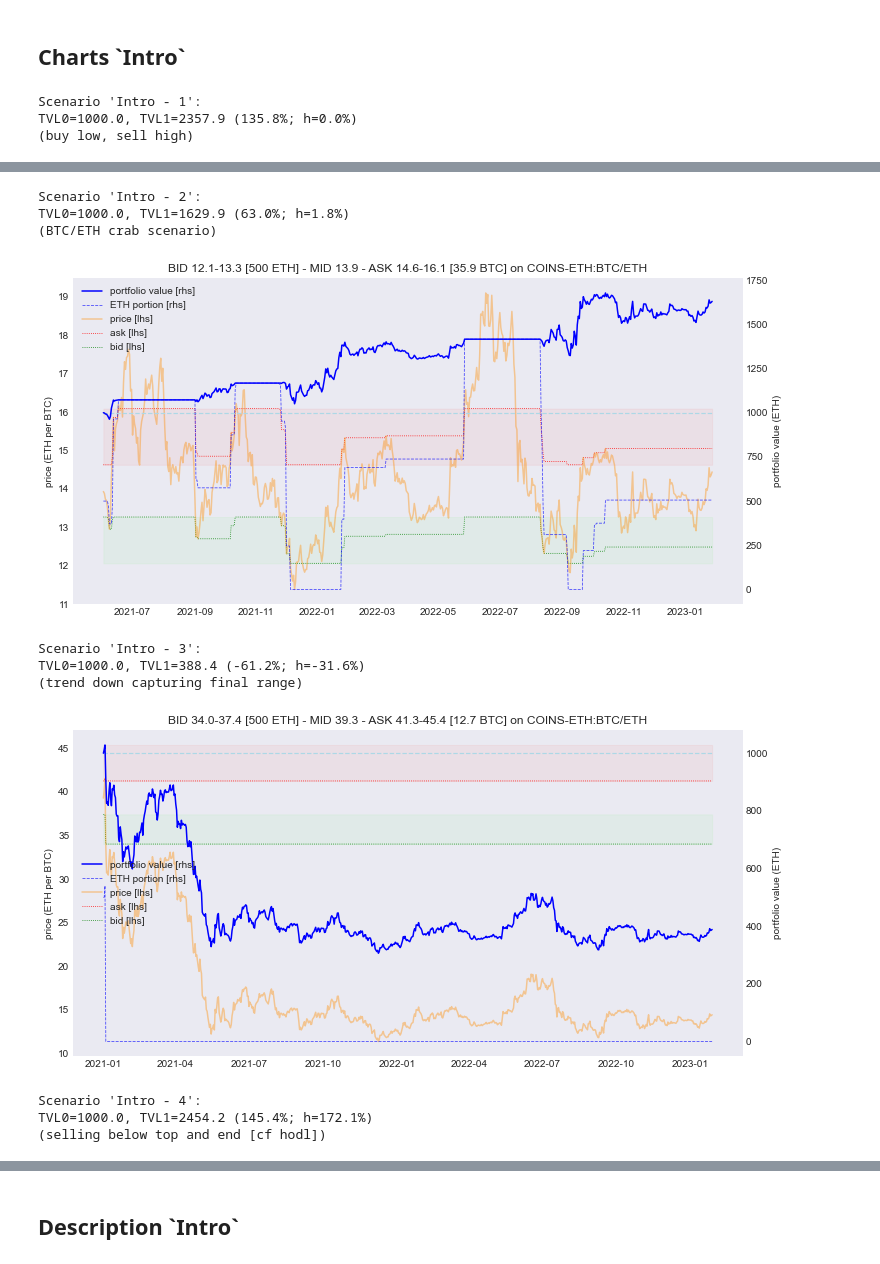
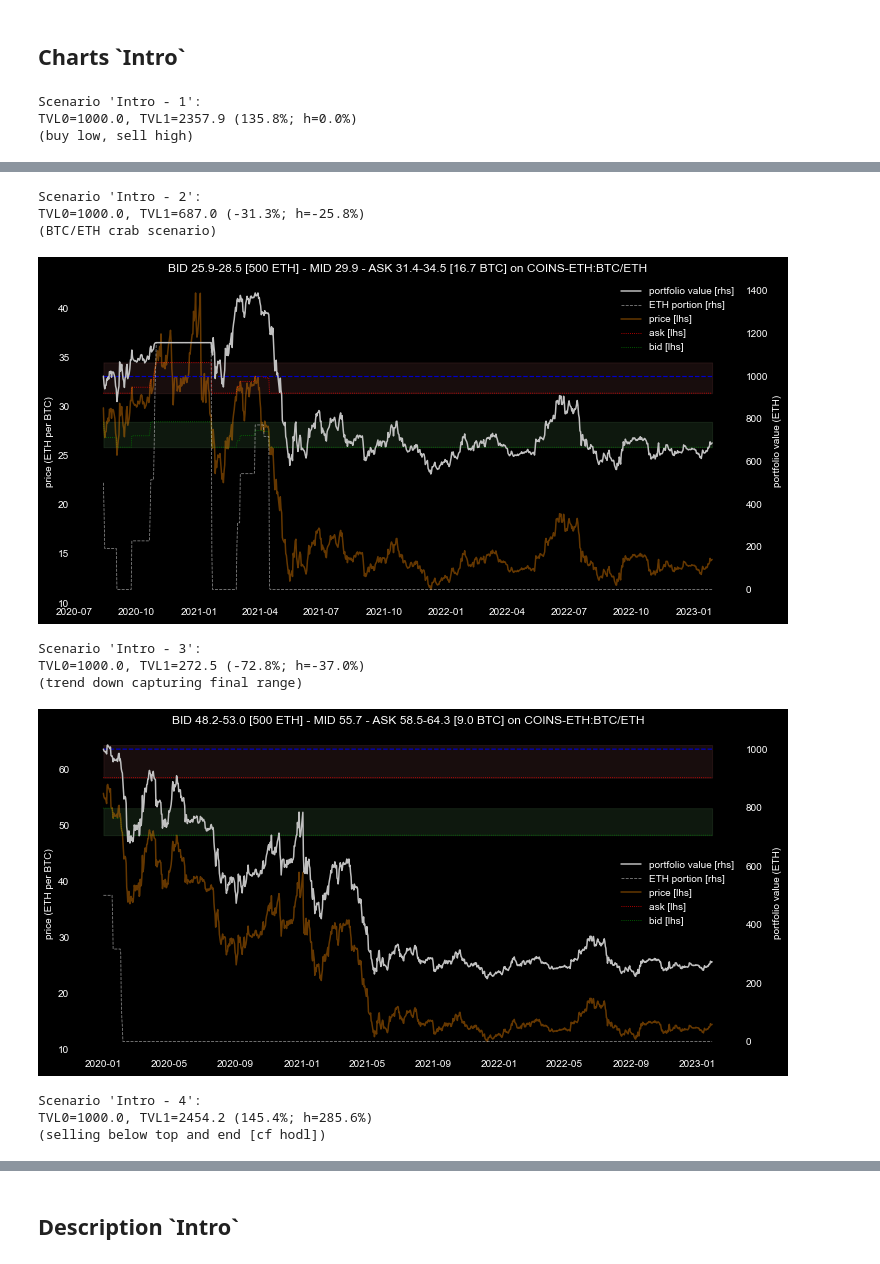
Before and after one commit to bancorprotocol/carbon-simulator-jupylite, a Jupyter notebook: content/demo7-4/Scenarios.ipynb, the cells around one changed output, grey strips where cells are left out. Drawn from its saved outputs; the diff is of its cells as text; code cells hidden in the pictures.

Commit message:
Scenarios notebook

```diff
--- a/content/demo7-4/Scenarios.ipynb
+++ b/content/demo7-4/Scenarios.ipynb
@@ -43,6 +44,9 @@ Carbon Sim v1.1 (01/02/2023)
 # Carbon Simulation - Scenarios
 # %% [markdown]
 ## Chart elements and look
+# %%
+OUTIMGPATH   = "./outimg" if True else None   # if set, images are written there
+OUTDATAPATH  = "./outdata" if True else None  # if set, data is written there
 # %%
 colors = dict()
 colors["darkmode"] = {
@@ -81,8 +85,8 @@ sim_defaults = {
     'plotBid': True,
     'plotAsk': True,
     'plotInterpolated': True,
-    "plotDark": False,
-    'plotValueGrey': False,
+    "plotDark": True,
+    'plotValueGrey': True,
 }
 plt_styles = (('seaborn-v0_8-dark', 'seaborn-dark'), ('dark_background',)*2)
 # %%
@@ -109,7 +113,8 @@ except:
 Dropdown(options=(('000_ScenariosDemo', '000_ScenariosDemo'), ('~$000_ScenariosDemo', '~$000_ScenariosDemo')),…
 # %%
 pread = pd.read_excel if EXT == ".xlsx" else pd.read_csv
-scenario_df = pread(scfn(scenariofn_w.value)).set_index("scid")
+SCCOLLECTION = scenariofn_w.value
+scenario_df = pread(scfn(SCCOLLECTION)).set_index("scid")
 cols = tuple({k:None for k in scenario_df["scgroup"]})
 try:
     assert scenariofn_w.value == old_scenariofn_w_value
@@ -163,6 +168,10 @@ for sc, r in df_select.to_dict(orient="index").items():
         print(f"\nScenario '{stratid}':\nTVL0={v0:.1f}, {tvl1}")
         if (COMMENT): print(f"({COMMENT})")
         plot_sim(simresults, simresults0, f"{DATAID}:{COLNM}", Params(**params_w.values_dct), pair=pair, colors=colors)
+        if isinstance(OUTIMGPATH, str):
+            plt.savefig(j(OUTIMGPATH, f"{SCCOLLECTION} - {stratid}.png"))
+        if isinstance(OUTDATAPATH, str):
+            fsave(pickle.dumps((simresults, simresults0)), f"{SCCOLLECTION} - {stratid}.data", OUTDATAPATH, binary=True)
         plt.show()
 # -
 # %% [output]
@@ -173,11 +182,11 @@ TVL0=1000.0, TVL1=2357.9 (135.8%; h=0.0%)
 Scenario 'Intro - 2':
-TVL0=1000.0, TVL1=1629.9 (63.0%; h=1.8%)
+TVL0=1000.0, TVL1=687.0 (-31.3%; h=-25.8%)
 (BTC/ETH crab scenario)
-[figure, old version]
+[figure, new version]
 Scenario 'Intro - 3':
-TVL0=1000.0, TVL1=388.4 (-61.2%; h=-31.6%)
+TVL0=1000.0, TVL1=272.5 (-72.8%; h=-37.0%)
 (trend down capturing final range)
-[figure, old version]
+[figure, new version]
 Scenario 'Intro - 4':
-TVL0=1000.0, TVL1=2454.2 (145.4%; h=172.1%)
+TVL0=1000.0, TVL1=2454.2 (145.4%; h=285.6%)
 (selling below top and end [cf hodl])
```
Also changed, not shown: parts of 5 cells of this notebook, 1 other file.
